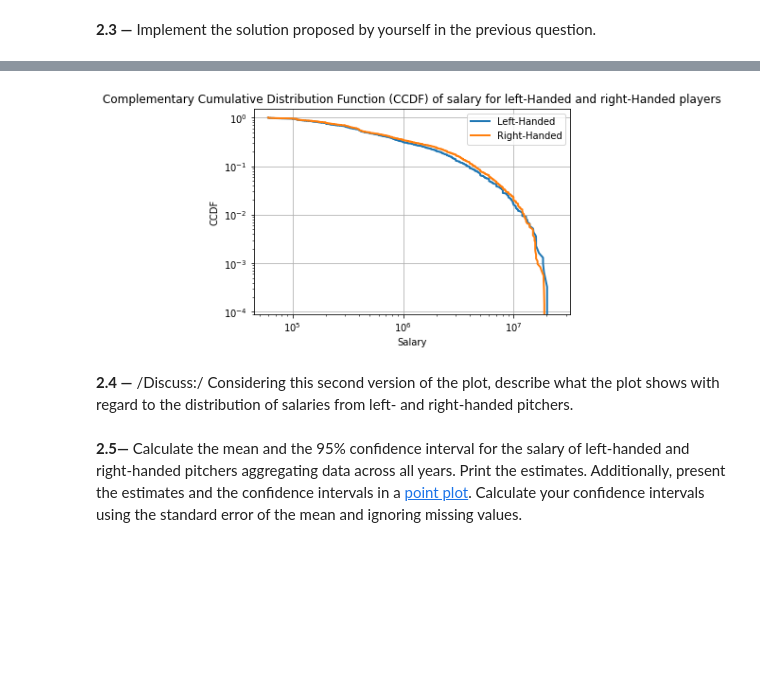
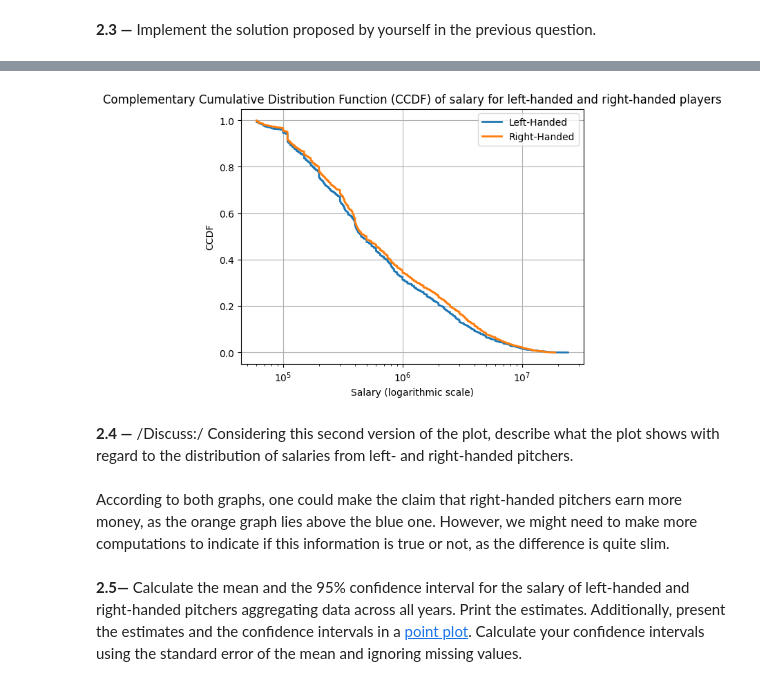
Before and after one commit to benjaminAouzir/FautTrouverUnNomPourADA, a Jupyter notebook: 01 - Pandas Data Wrangling and Data Viz/h1.ipynb, the cells around one changed output, grey strips where cells are left out. Cells and saved outputs as stored; diff of their text form; code cells hidden in the pictures; blank space fills up the shorter version.

Commit message:
task 2 completed (still need to double check)

```diff
--- a/01 - Pandas Data Wrangling and Data Viz/h1.ipynb
+++ b/01 - Pandas Data Wrangling and Data Viz/h1.ipynb
@@ -372,39 +308,40 @@ plt.show()
-# %%
-# Drop rows with NaN for salary values
-df_filt = df.dropna(subset=['salary'])
-df_filt_copy = df_filt.copy()
-
-# Filter for left-hand and right-hand players
-left_handed = df_filt[df_filt['throws'] == 'L']
-right_handed = df_filt[df_filt['throws'] == 'R']
-
-# Create an array of salary values for each group
-left_handed_salaries = left_handed['salary'].values
-right_handed_salaries = right_handed['salary'].values
-
-# Sort the arrays for calculation
-left_handed_salaries.sort()
-right_handed_salaries.sort()
-
-# Calculate CCDF
-left_handed_ccdf = 1 - np.arange(1, len(left_handed_salaries) + 1) / len(left_handed_salaries)
-right_handed_ccdf = 1 - np.arange(1, len(right_handed_salaries) + 1) / len(right_handed_salaries)
-
-
-# Plot
-plt.plot(left_handed_salaries, left_handed_ccdf, label='Left-Handed', linewidth=2)
-plt.plot(right_handed_salaries, right_handed_ccdf, label='Right-Handed', linewidth=2)
-plt.xlabel('Salary')
-plt.ylabel('CCDF')
-plt.title('Complementary Cumulative Distribution Function (CCDF) of salary for left-Handed and right-Handed players')
-plt.legend()
-plt.xscale('log')
-plt.yscale('log')
-plt.grid()
-plt.show()
-# %% [output]
-[figure, removed]
+# %%
+# Drop rows with NaN for salary values
+df_filt = df.dropna(subset=['salary'])
+df_filt_copy = df_filt.copy()
+
+# Filter for left-hand and right-hand players
+left_handed = df_filt[df_filt['throws'] == 'L']
+right_handed = df_filt[df_filt['throws'] == 'R']
+
+# Create an array of salary values for each group
+left_handed_salaries = left_handed['salary'].values
+right_handed_salaries = right_handed['salary'].values
+
+# Sort the arrays for calculation
+left_handed_salaries.sort()
+right_handed_salaries.sort()
+
+# Calculate CCDF
+left_handed_ccdf = 1 - np.arange(1, len(left_handed_salaries) + 1) / len(left_handed_salaries)
+right_handed_ccdf = 1 - np.arange(1, len(right_handed_salaries) + 1) / len(right_handed_salaries)
+
+# Plot
+plt.plot(left_handed_salaries, left_handed_ccdf, label='Left-Handed', linewidth=2)
+plt.plot(right_handed_salaries, right_handed_ccdf, label='Right-Handed', linewidth=2)
+plt.xlabel('Salary (logarithmic scale)')
+plt.ylabel('CCDF')
+plt.xscale('log')
+#plt.yscale('log')
+plt.title('Complementary Cumulative Distribution Function (CCDF) of salary for left-handed and right-handed players')
+plt.legend()
+plt.grid()
+plt.show()
+# %% [output]
+[figure, added]
 # %% [markdown]
 **2.4 —** /Discuss:/ Considering this second version of the plot, describe what the plot shows with regard to the distribution of salaries from left- and right-handed pitchers.
+# %% [markdown]
+According to both graphs, one could make the claim that right-handed pitchers earn more money, as the orange graph lies above the blue one. However, we might need to make more computations to indicate if this information is true or not, as the difference is quite slim.
 # %% [markdown]
 **2.5—** Calculate the mean and the 95% confidence interval for the salary of left-handed and right-handed pitchers aggregating data across all years. Print the estimates. Additionally, present the estimates and the confidence intervals in a [point plot](https://seaborn.pydata.org/_images/pointplot_7_0.png). Calculate your confidence intervals using the standard error of the mean and ignoring missing values.
```
Also changed, not shown: parts of 14 cells of this notebook.
